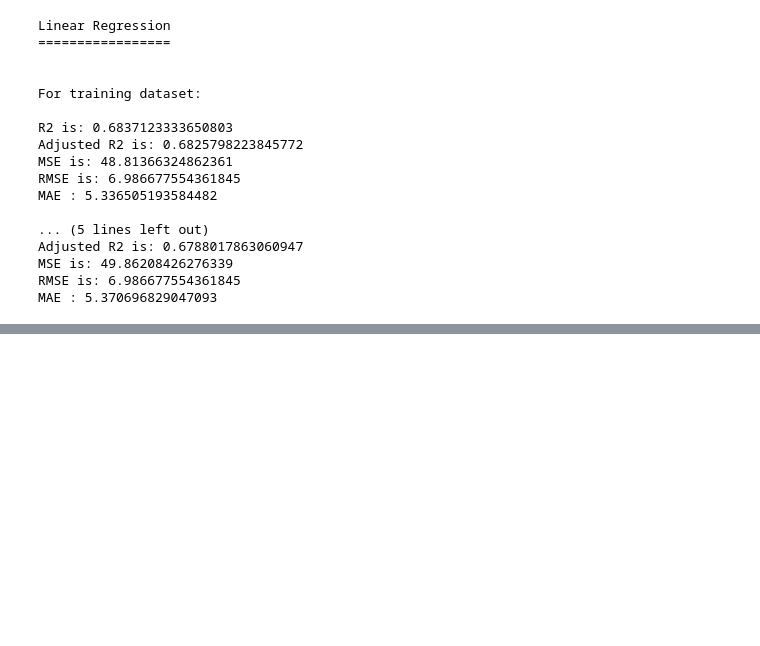
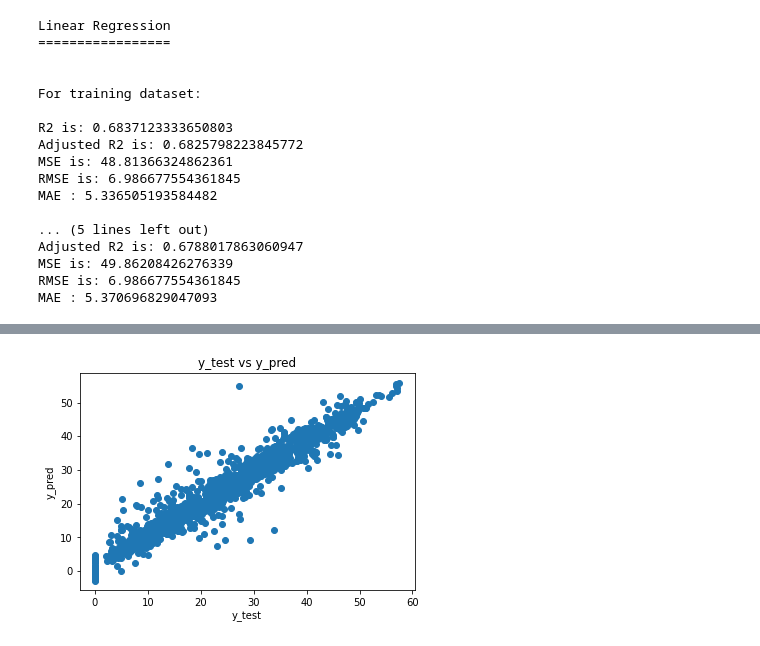
Before and after one commit to PriyankaSejwal/Bike-Sharing-Demand-Prediction, a Jupyter notebook: PriyankaRimo_Bike_Sharing_Demand_Prediction_Capstone_Project.ipynb, the cells around one changed output, grey strips where cells are left out. Cells and saved outputs as stored; diff of their text form; code cells hidden in the pictures; blank space fills up the shorter version.

```diff
--- a/PriyankaRimo_Bike_Sharing_Demand_Prediction_Capstone_Project.ipynb
+++ b/PriyankaRimo_Bike_Sharing_Demand_Prediction_Capstone_Project.ipynb
@@ -839,0 +1051,6 @@ evaluation.T
+# %%
+# Best optimized hyperparameters
+ridge_opt = Ridge(alpha=0.01)
+dt_opt = DecisionTreeRegressor(max_depth=12, max_leaf_nodes=80, min_samples_leaf=5)
+rf_opt = RandomForestRegressor(max_depth=12, min_samples_leaf=10, min_samples_split=80, n_estimators=120)
+gb_opt = GradientBoostingRegressor(max_depth=8, min_samples_leaf=40, min_samples_split=50)
@@ -839,0 +1140,10 @@ evaluation.T
+# %%
+# Plotting y_test and y_pred to understand the spread
+y_pred = gb_opt.predict(x_test)
+plt.scatter(y_test, y_pred)
+plt.title('y_test vs y_pred')
+plt.xlabel('y_test')
+plt.ylabel('y_pred')
+plt.show()
+# %% [output]
+[figure, added]
```
Also changed, not shown: parts of 30 cells of this notebook.
